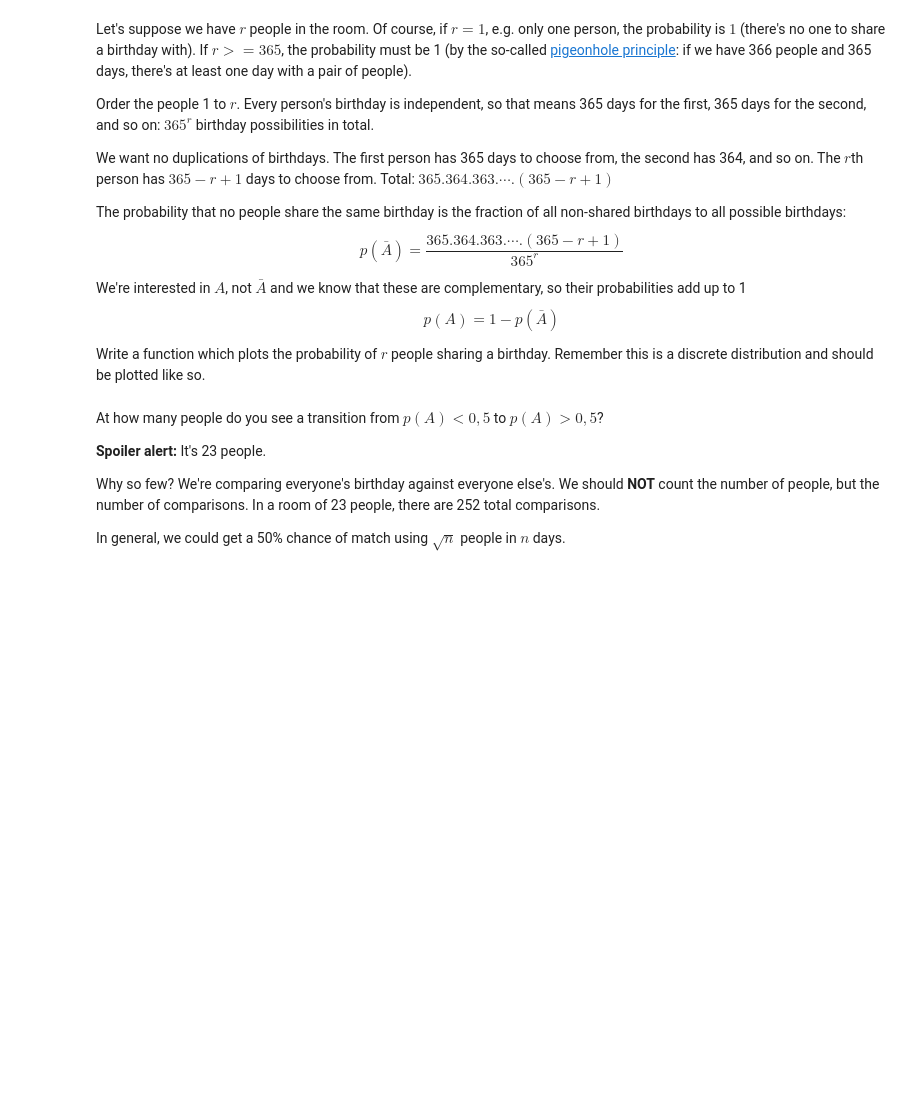
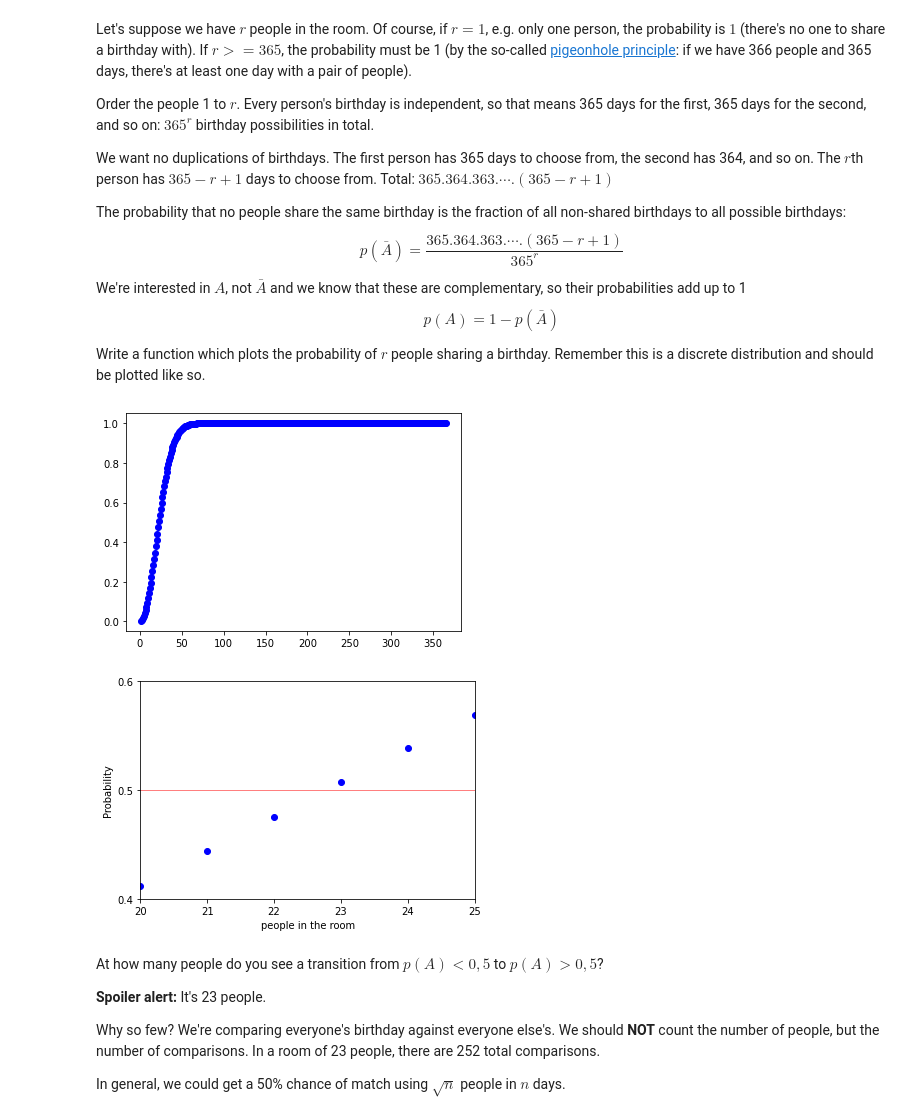
Before and after one commit to Chehlarov/Math-for-devs, a Jupyter notebook: Probability and Combinatorics Exercise.ipynb, the cells around one changed output. Drawn from its saved outputs; the diff is of its cells as text; code cells hidden in the pictures; blank space fills up the shorter version.

```diff
--- a/Probability and Combinatorics Exercise.ipynb
+++ b/Probability and Combinatorics Exercise.ipynb
@@ -212,3 +203,34 @@ probabilities = [calculate_birtday_probability(r) for r in np.arange(2, 366)]
+# %%
+def calculate_birtday_probability(r):
+    """
+    Returns the probability of r people sharing the same birthday. A year is
+    supposed to have 365 days
+    """
+    p_not_sharing = 1
+    mult = 365
+    for _ in range(r):
+        p_not_sharing = p_not_sharing * mult / 365
+        mult -= 1
+    return 1 - p_not_sharing
+
+# print(f"{calculate_birtday_probability(23):.10f}")
+x = np.arange(2, 366)
+probabilities = [calculate_birtday_probability(r) for r in x]
+# TODO: Plot the probability distribution
+plt.scatter(x, probabilities, color = "blue")
+plt.show()
+# zoomin in the range of interest
+plt.scatter(x, probabilities, color = "blue")
+plt.hlines(0.5, 50, 0,  color = "red", linewidth = 1, alpha = 0.5)
+plt.yticks([0.4, 0.5, 0.6])
+plt.xlim(20,25)
+plt.ylim(0.4,0.6)
+plt.xlabel("people in the room")
+plt.ylabel("Probability")
+plt.show()
+# %% [output]
+[figure, added]
+[figure, added]
 # %% [markdown]
 At how many people do you see a transition from $p(A) < 0,5$ to $p(A) > 0,5$?
 
```
Also changed, not shown: parts of 3 cells of this notebook.
